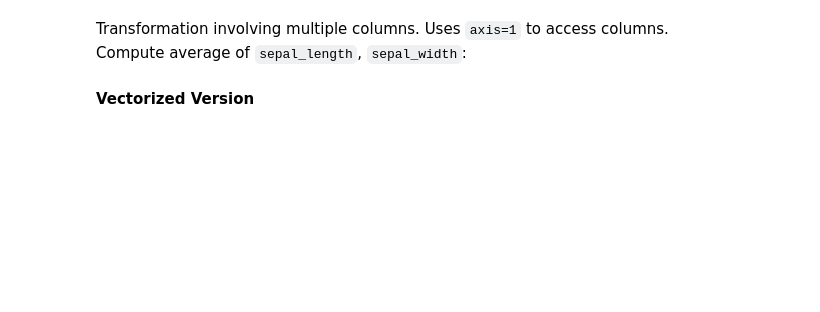
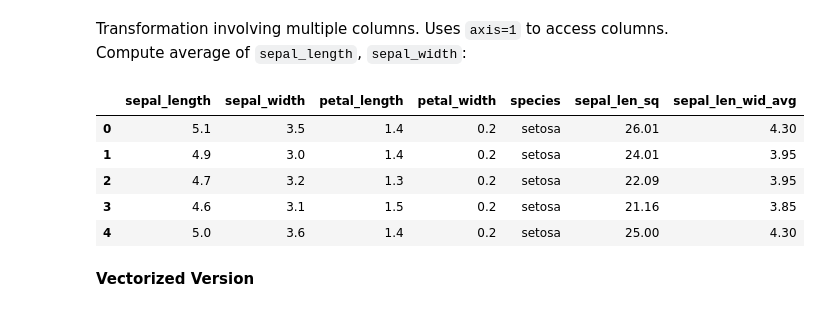
Before and after one commit to ontoligent/DS5100-2023-07-R, a Jupyter notebook: notebooks/M06_Pandas/M06-02-Pandas2.ipynb, the cells around one changed output. Drawn from its saved outputs; the diff is of its cells as text; code cells hidden in the pictures; blank space fills up the shorter version.

```diff
--- a/notebooks/M06_Pandas/M06-02-Pandas2.ipynb
+++ b/notebooks/M06_Pandas/M06-02-Pandas2.ipynb
@@ -25,8 +38,16 @@ iris.head(5)
 Transformation involving multiple columns. Uses `axis=1` to access columns.
 Compute average of `sepal_length`, `sepal_width`:
 # %%
-iris['sepal_len_wid_avg'] = iris[['sepal_length','sepal_width']].apply(lambda x: (x.sepal_length+x.sepal_width)/2, axis=1)
+iris['sepal_len_wid_avg'] = iris[['sepal_length','sepal_width']]\
+    .apply(lambda x: (x.sepal_length + x.sepal_width) / 2, axis=1)
 iris.head()
+# %% [output]
+|  | sepal_length | sepal_width | petal_length | petal_width | species | sepal_len_sq | sepal_len_wid_avg |
+| 0 | 5.1 | 3.5 | 1.4 | 0.2 | setosa | 26.01 | 4.30 |
+| 1 | 4.9 | 3.0 | 1.4 | 0.2 | setosa | 24.01 | 3.95 |
+| 2 | 4.7 | 3.2 | 1.3 | 0.2 | setosa | 22.09 | 3.95 |
+| 3 | 4.6 | 3.1 | 1.5 | 0.2 | setosa | 21.16 | 3.85 |
+| 4 | 5.0 | 3.6 | 1.4 | 0.2 | setosa | 25.00 | 4.30 |
 # %% [markdown]
 **Vectorized Version**
 # %%
```
Also changed, not shown: parts of 27 cells of this notebook, 8 other files.
